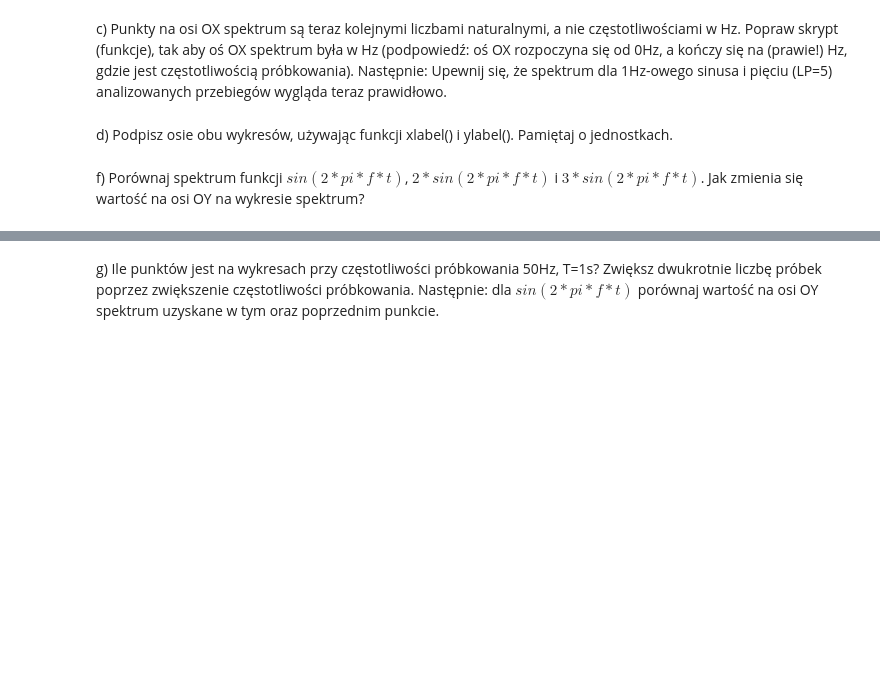
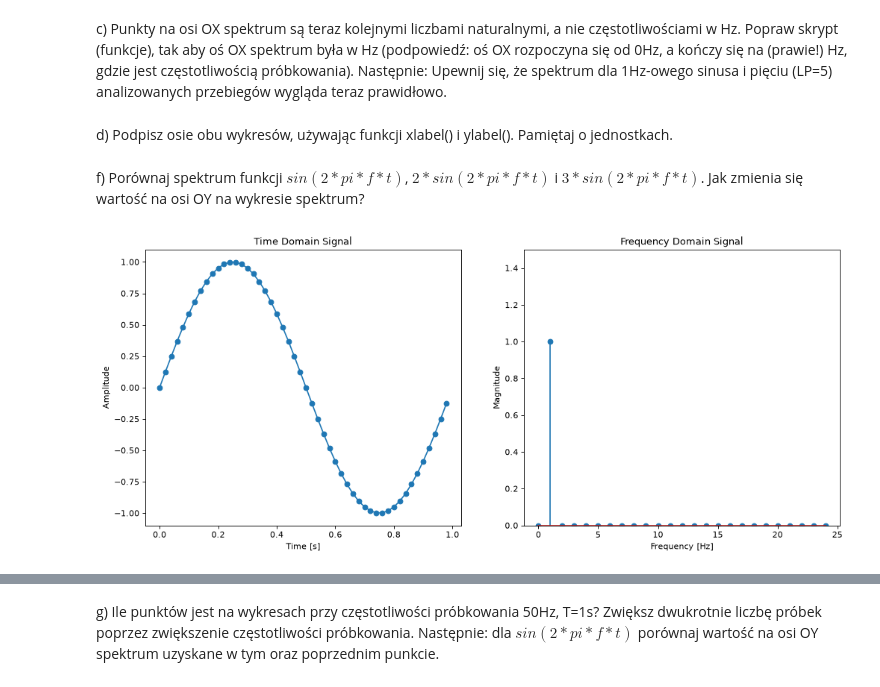
Before and after one commit to gaucho212/KCK, a Jupyter notebook: Lab3/2025/Sygnaly-Lab1-clear.ipynb, the cells around one changed output, grey strips where cells are left out. Saved outputs shown, nothing was run; the diff lists cells and outputs as text; code cells hidden in the pictures; blank space fills up the shorter version.

```diff
--- a/Lab3/2025/Sygnaly-Lab1-clear.ipynb
+++ b/Lab3/2025/Sygnaly-Lab1-clear.ipynb
@@ -108,5 +152,8 @@ d) Podpisz osie obu wykresów, używając funkcji xlabel() i ylabel(). Pamiętaj
 f) Porównaj spektrum funkcji $sin(2*pi*f*t)$, $2*sin(2*pi*f*t)$ i $3*sin(2*pi*f*t)$. Jak zmienia się wartość na osi OY na wykresie spektrum?
 # %%
 # f=1, A=1, LP=1
+signal_analysis(A=1.0, f=1.0, w=50.0, LP=1)
+# %% [output]
+[figure, added]
 # %%
 # f=1, A=2, LP=1
```
Also changed, not shown: parts of 15 cells of this notebook, 1 other file.
